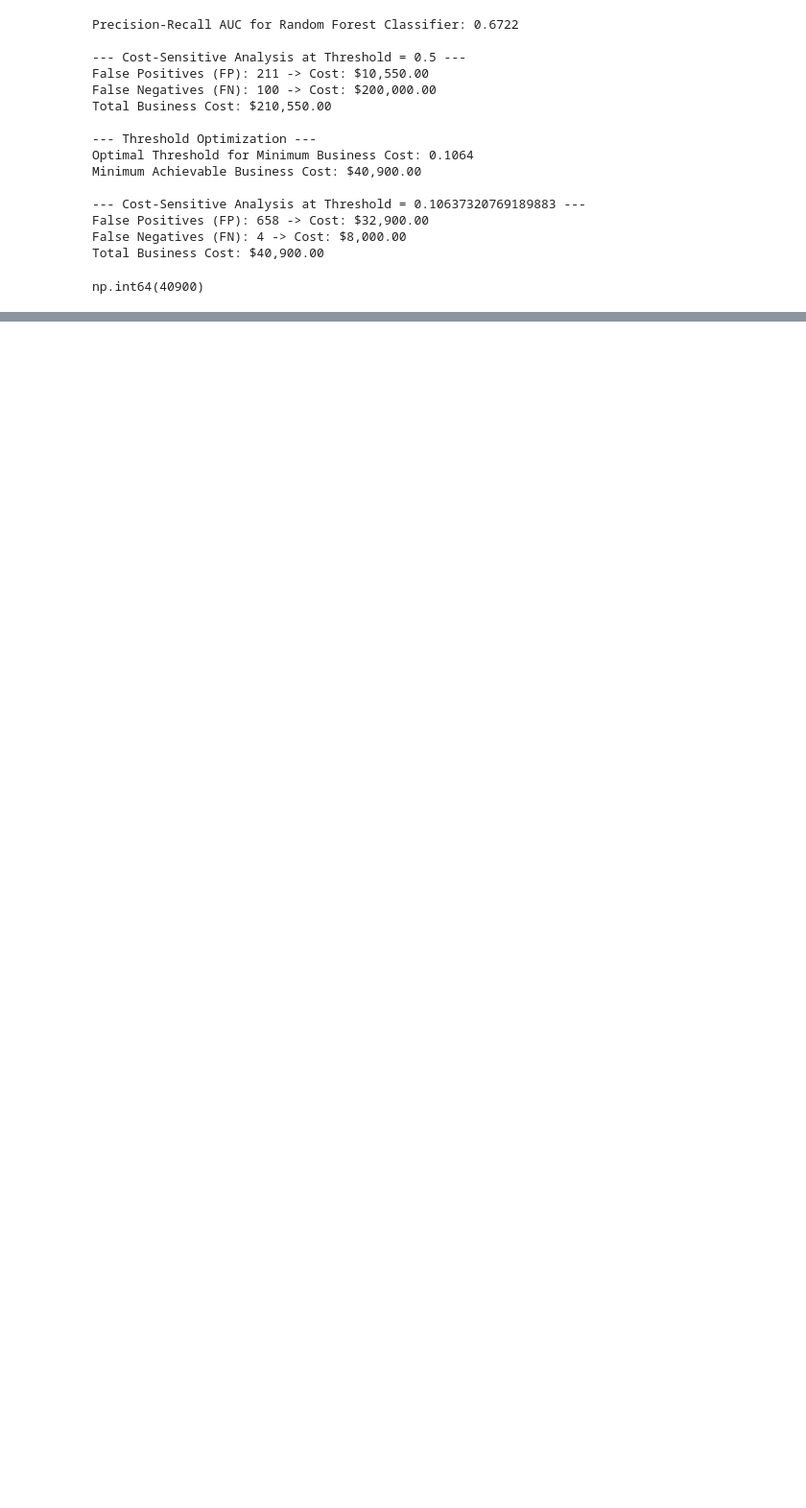
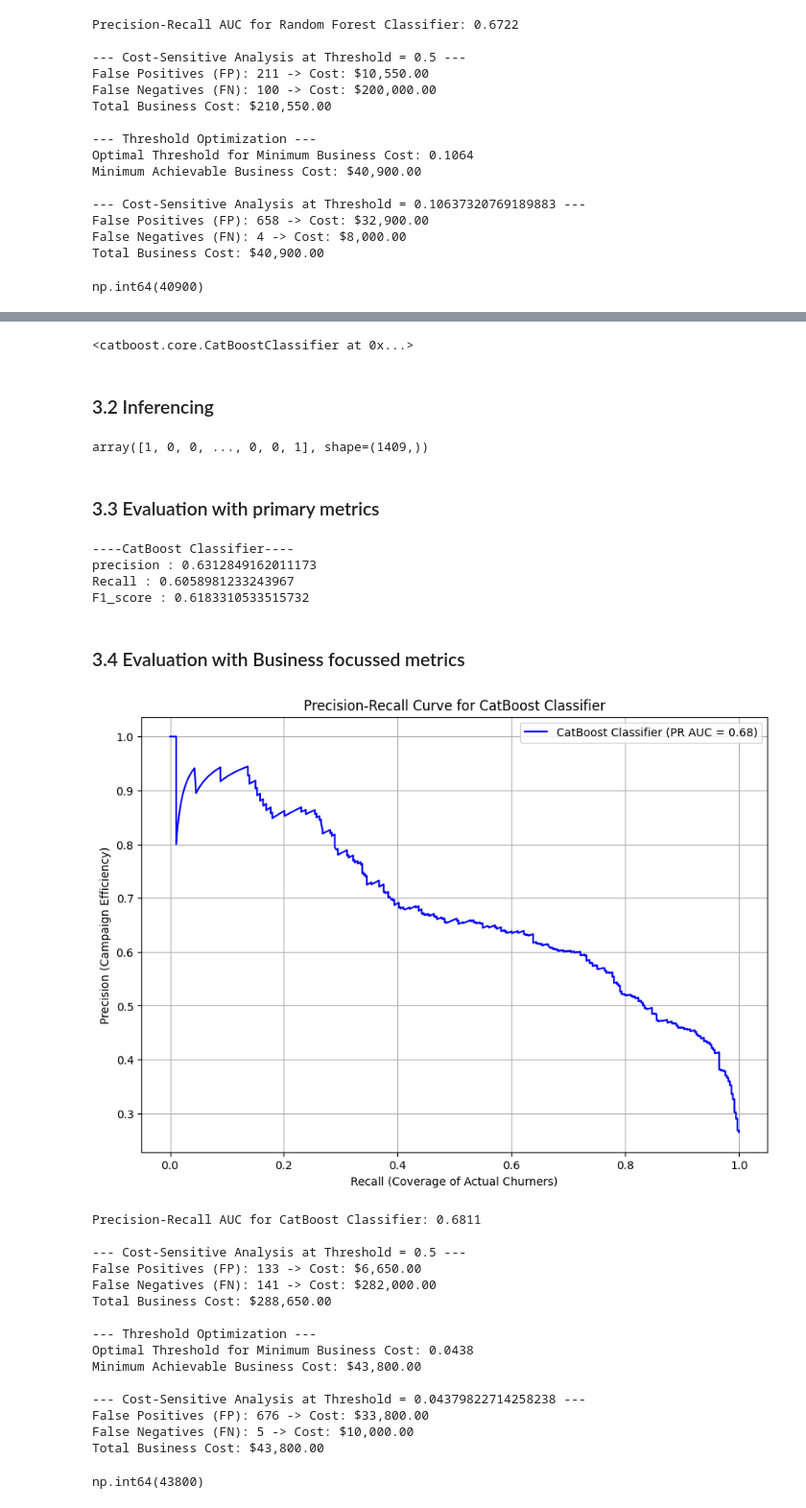
Before and after one commit to yugan243/Telco-Customer-Churn, a Jupyter notebook: Data Preprocessing and Model Training/2_ensemble_model_training.ipynb, the cells around one changed output, grey strips where cells are left out. Shown: that part at 96% size. Saved outputs shown, nothing was run; the diff lists cells and outputs as text; code cells hidden in the pictures; blank space fills up the shorter version.

```diff
--- a/Data Preprocessing and Model Training/2_ensemble_model_training.ipynb
+++ b/Data Preprocessing and Model Training/2_ensemble_model_training.ipynb
@@ -118,0 +357,20 @@ np.int64(40900)
+# %%
+model_ctb = CatBoostClassifier(
+                            iterations=200,
+                            learning_rate=0.1,
+                            depth=5,
+                            verbose=0,
+                            random_state=42
+                            )
+
+model_ctb.fit(X_train, Y_train)
+# %% [output]
+<catboost.core.CatBoostClassifier at 0x...>
+# %% [markdown]
+### 3.2 Inferencing
+# %%
+model_ctb.predict(X_test)
+# %% [output]
+array([1, 0, 0, ..., 0, 0, 1], shape=(1409,))
+# %% [markdown]
+### 3.3 Evaluation with primary metrics
@@ -118,0 +381,47 @@ np.int64(40900)
+# %%
+print("\n----CatBoost Classifier----")
+print(f"precision : {precision}")
+print(f"Recall : {recall}")
+print(f"F1_score : {F1_score} ")
+# %% [output]
+----CatBoost Classifier----
+precision : 0.6312849162011173
+Recall : 0.6058981233243967
+F1_score : 0.6183310533515732
+# %% [markdown]
+### 3.4 Evaluation with Business focussed metrics
+# %%
+COST_FP = 50
+COST_FN = 2000
+
+y_probs_ctb = model_ctb.predict_proba(X_test)[: , 1]
+
+# create instnce of the evaluator for modelctb
+ctb_evaluator = BusinessModelEvaluator(
+                                    Y_test,
+                                    y_probs_ctb,
+                                    'CatBoost Classifier'
+                                    )
+
+ctb_evaluator.plot_precision_recall_curve()
+ctb_evaluator.cost_sensitive_analysis(cost_fp=COST_FP, cost_fn=COST_FN)
+optimal_thresh, min_cost = ctb_evaluator.find_optimal_threshold(cost_fp=COST_FP, cost_fn=COST_FN)
+ctb_evaluator.cost_sensitive_analysis(cost_fp=COST_FP, cost_fn=COST_FN, threshold=optimal_thresh)
+# %% [output]
+[figure, added]
+Precision-Recall AUC for CatBoost Classifier: 0.6811
+
+--- Cost-Sensitive Analysis at Threshold = 0.5 ---
+False Positives (FP): 133 -> Cost: $6,650.00
+False Negatives (FN): 141 -> Cost: $282,000.00
+Total Business Cost: $288,650.00
+
+--- Threshold Optimization ---
+Optimal Threshold for Minimum Business Cost: 0.0438
+Minimum Achievable Business Cost: $43,800.00
+
+--- Cost-Sensitive Analysis at Threshold = 0.04379822714258238 ---
+False Positives (FP): 676 -> Cost: $33,800.00
+False Negatives (FN): 5 -> Cost: $10,000.00
+Total Business Cost: $43,800.00
+np.int64(43800)
```
Also changed, not shown: parts of 27 cells of this notebook, 6 other files.
